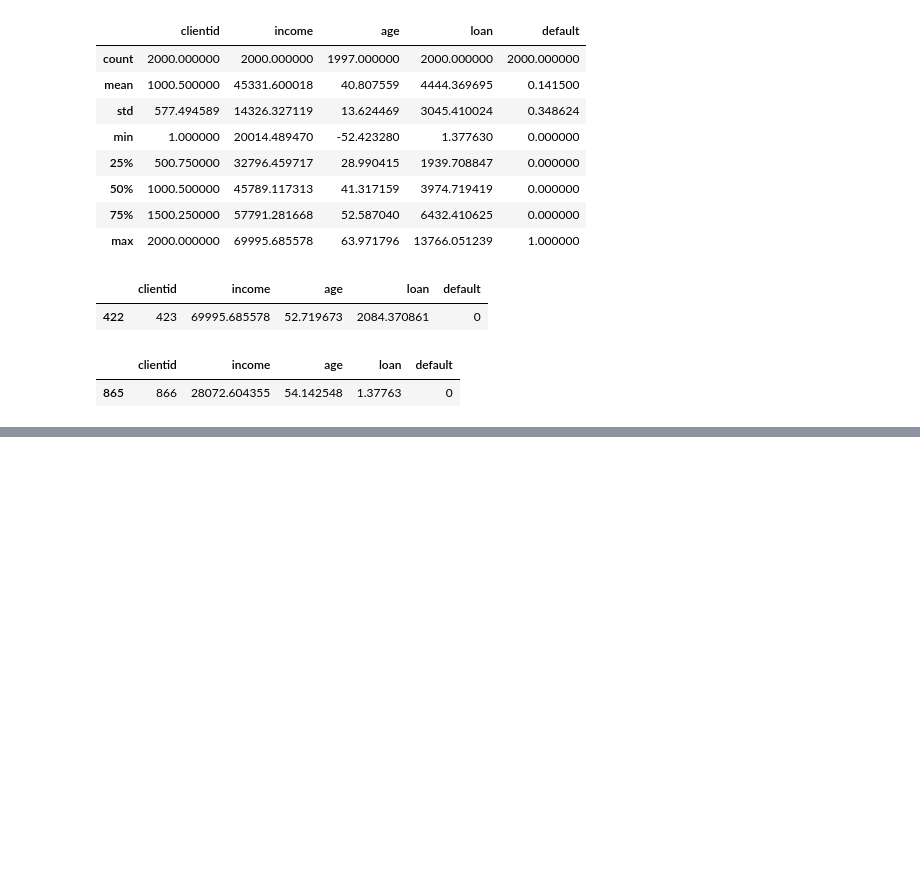
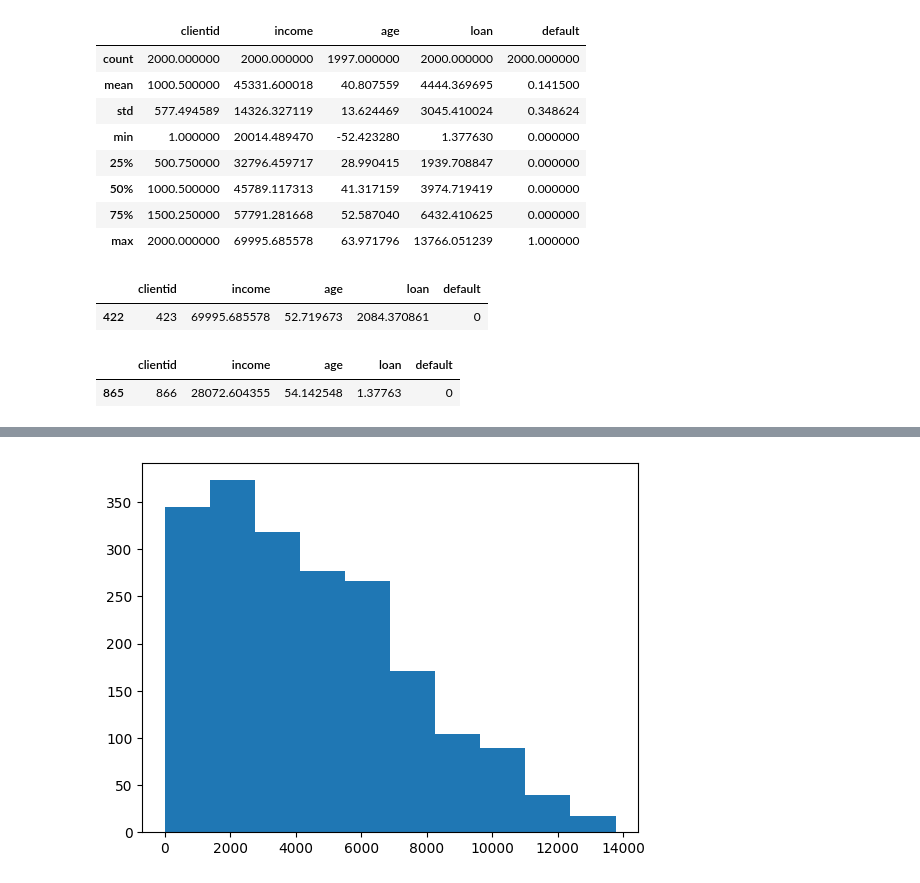
Before and after one commit to Joao-Inacio/Machine-Learning-e-Data-Science-com-Python, a Jupyter notebook: 0.1-pre-processamento-dos-dados/eda.ipynb, the cells around one changed output, grey strips where cells are left out. Drawn from its saved outputs; the diff is of its cells as text; code cells hidden in the pictures; blank space fills up the shorter version.

```diff
--- a/0.1-pre-processamento-dos-dados/eda.ipynb
+++ b/0.1-pre-processamento-dos-dados/eda.ipynb
@@ -77,0 +96,4 @@ df[df['loan'] <= 1.377630]
+# %%
+plt.hist(x=df['loan']);
+# %% [output]
+[figure, added]
```
Also changed, not shown: parts of 6 cells of this notebook.
